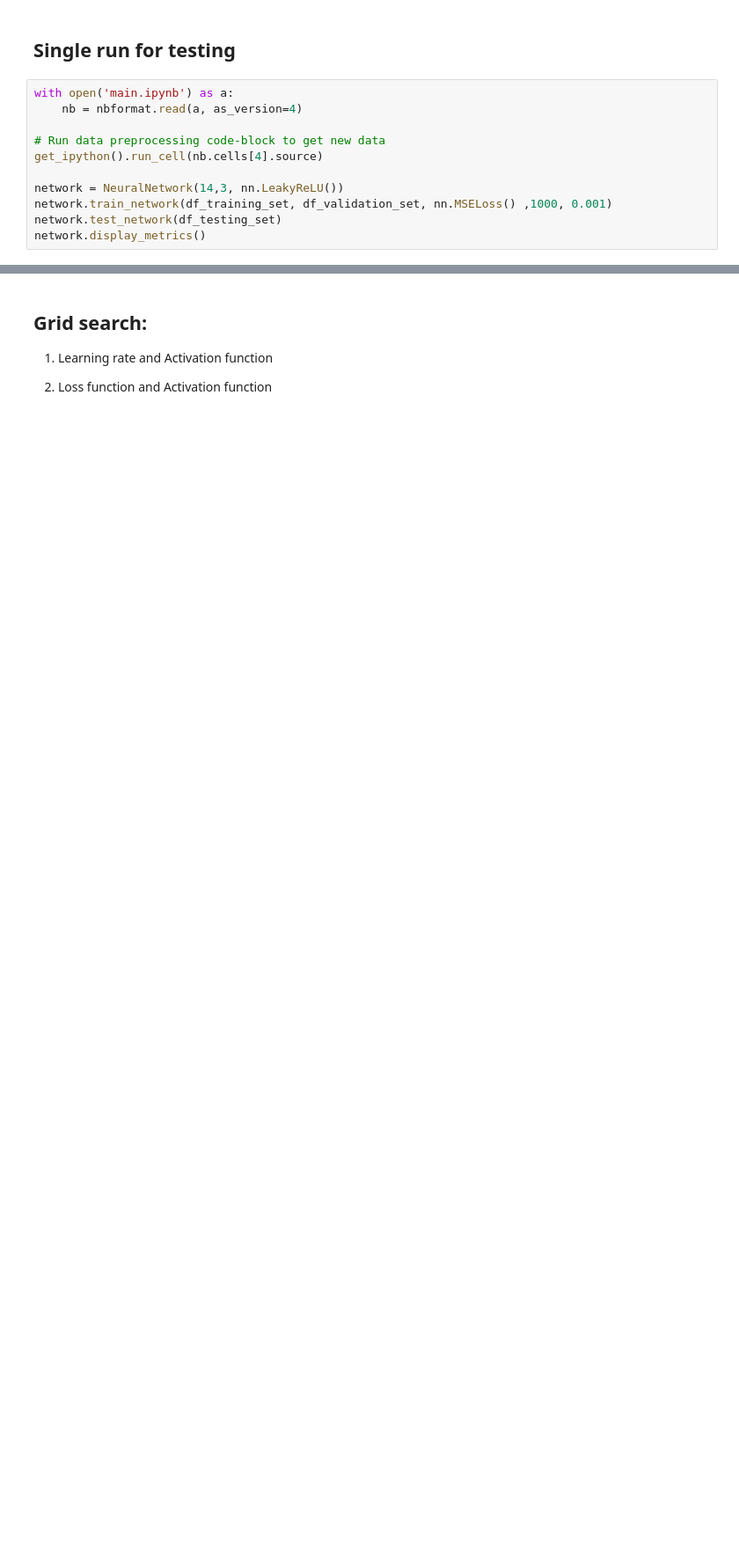
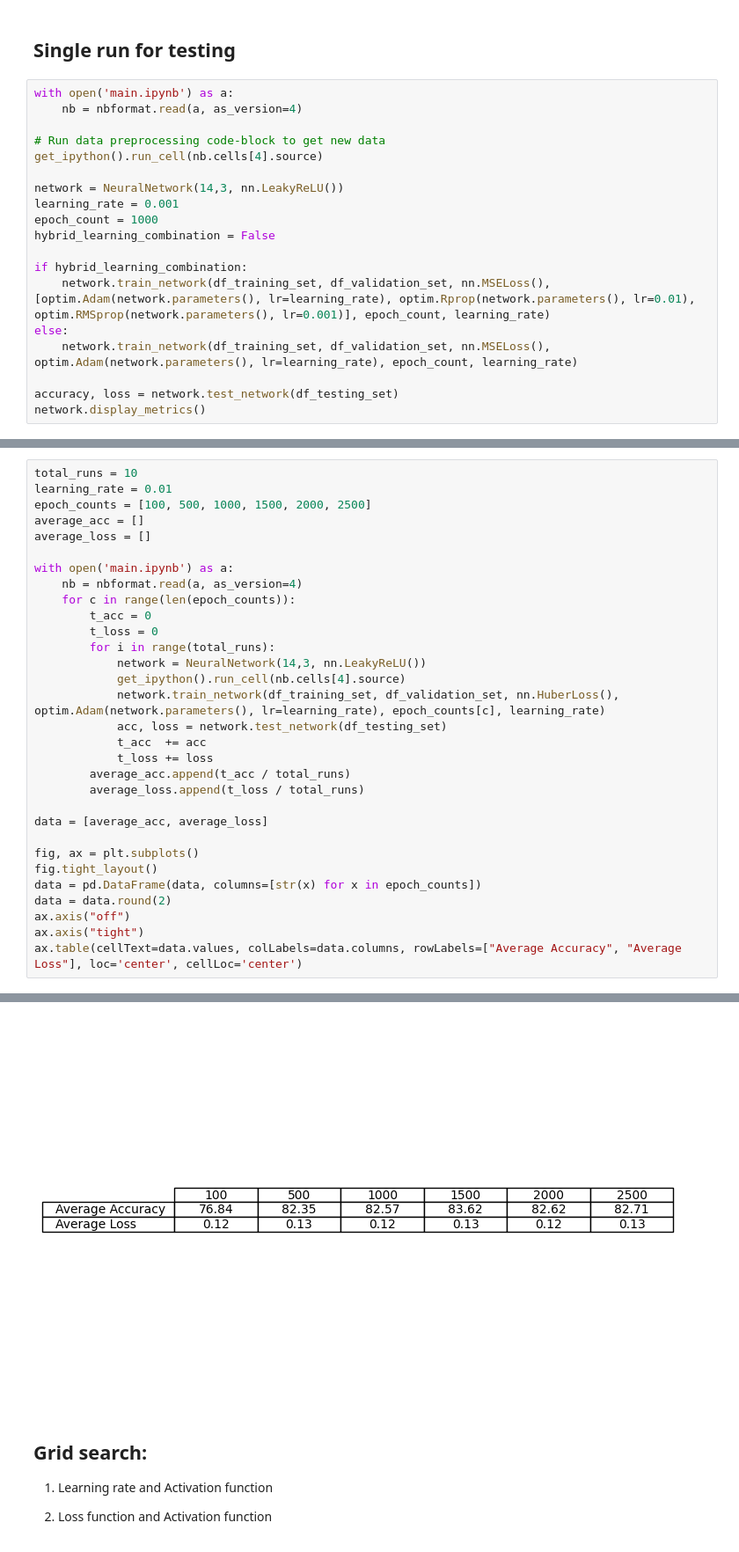
Before and after one commit to SharkmanZA/Almond-classification, a Jupyter notebook: main.ipynb, the cells around one changed output, grey strips where cells are left out. Shown at 88% size. Drawn from its saved outputs; the diff is of its cells as text; blank space fills up the shorter version.

```diff
--- a/main.ipynb
+++ b/main.ipynb
@@ -219,6 +263,14 @@ with open('main.ipynb') as a:
 get_ipython().run_cell(nb.cells[4].source)
 
 network = NeuralNetwork(14,3, nn.LeakyReLU())
-network.train_network(df_training_set, df_validation_set, nn.MSELoss() ,1000, 0.001)
-network.test_network(df_testing_set)
+learning_rate = 0.001
+epoch_count = 1000
+hybrid_learning_combination = False
+
+if hybrid_learning_combination:
+    network.train_network(df_training_set, df_validation_set, nn.MSELoss(), [optim.Adam(network.parameters(), lr=learning_rate), optim.Rprop(network.parameters(), lr=0.01), optim.RMSprop(network.parameters(), lr=0.001)], epoch_count, learning_rate)
+else:
+    network.train_network(df_training_set, df_validation_set, nn.MSELoss(), optim.Adam(network.parameters(), lr=learning_rate), epoch_count, learning_rate)
+
+accuracy, loss = network.test_network(df_testing_set)
 network.display_metrics()
@@ -229,0 +279,32 @@ Final Testing Accuracy: 85.56149732620321
+# %%
+total_runs = 10
+learning_rate = 0.01
+epoch_counts = [100, 500, 1000, 1500, 2000, 2500]
+average_acc = []
+average_loss = []
+
+with open('main.ipynb') as a:
+    nb = nbformat.read(a, as_version=4)
+    for c in range(len(epoch_counts)):
+        t_acc = 0
+        t_loss = 0
+        for i in range(total_runs):
+            network = NeuralNetwork(14,3, nn.LeakyReLU())
+            get_ipython().run_cell(nb.cells[4].source)
+            network.train_network(df_training_set, df_validation_set, nn.HuberLoss(), optim.Adam(network.parameters(), lr=learning_rate), epoch_counts[c], learning_rate)
+            acc, loss = network.test_network(df_testing_set)
+            t_acc  += acc
+            t_loss += loss
+        average_acc.append(t_acc / total_runs)
+        average_loss.append(t_loss / total_runs)
+
+data = [average_acc, average_loss]
+
+fig, ax = plt.subplots()
+fig.tight_layout()
+data = pd.DataFrame(data, columns=[str(x) for x in epoch_counts])
+data = data.round(2)
+ax.axis("off")
+ax.axis("tight")
+ax.table(cellText=data.values, colLabels=data.columns, rowLabels=["Average Accuracy", "Average Loss"], loc='center', cellLoc='center')
+# %% [output]
@@ -230,3 +312,4 @@ Final Testing Accuracy: 85.56149732620321
+[figure, added]
 # %% [markdown]
 ## Grid search:
 
```
Also changed, not shown: parts of 7 cells of this notebook, 2 other files.
